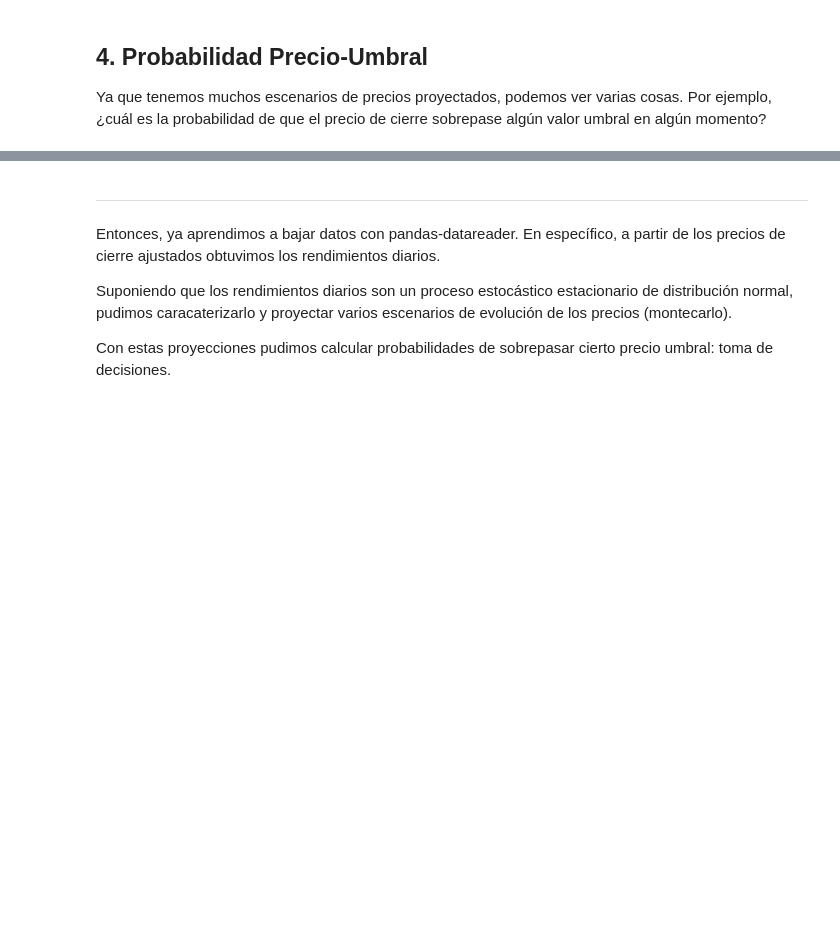
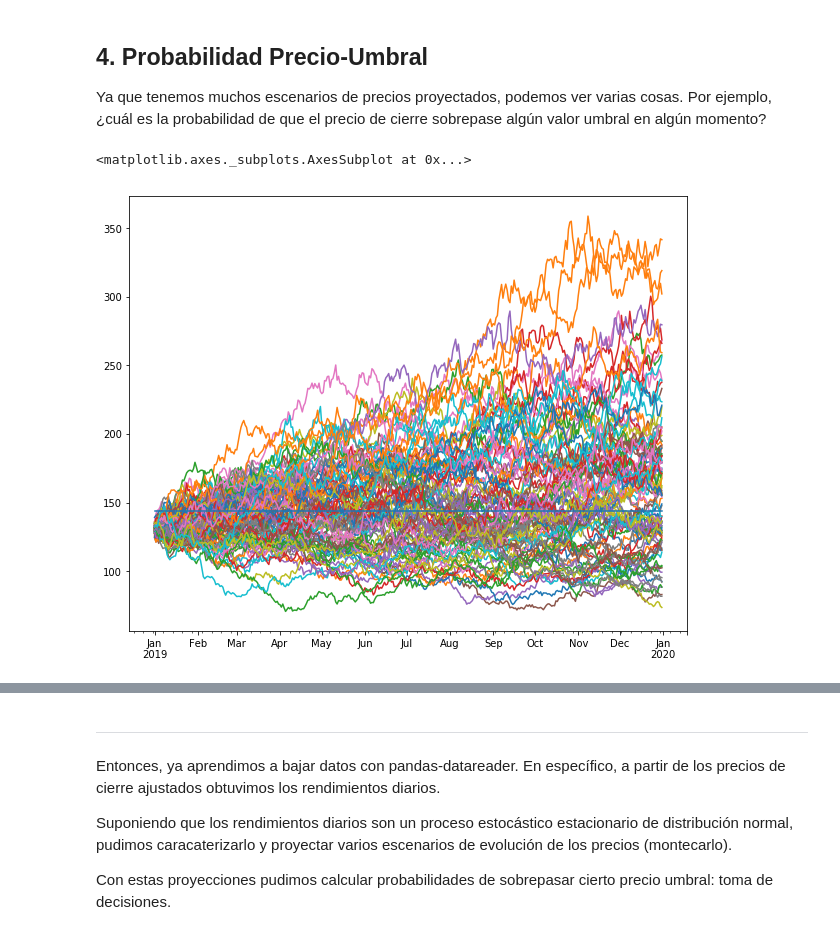
Before and after one commit to adangonzep/SimMat2019-Verano, a Jupyter notebook: Módulo 2/Clase13_ProbabilidadPrecioUmbral .ipynb, the cells around one changed output, grey strips where cells are left out. Drawn from its saved outputs; the diff is of its cells as text; code cells hidden in the pictures; blank space fills up the shorter version.

```diff
--- a/Módulo 2/Clase13_ProbabilidadPrecioUmbral .ipynb
+++ b/Módulo 2/Clase13_ProbabilidadPrecioUmbral .ipynb
@@ -201,2 +224,18 @@ Ya que tenemos muchos escenarios de precios proyectados, podemos ver varias cosa
+# %%
+# Umbral de 110% del ultimo precio
+K = cierre.iloc[-1].FB*1.1
+
+# Fechas
+dates = precios_simulados_FB.index
+# DataFrame de Umbrales
+umbral = pd.DataFrame(index = dates, columns=['K'],data=K*np.ones(len(dates)))
+
+# Concatenar y graficar
+precios_simulados_K = pd.concat([precios_simulados_FB.T,umbral.T]).T
+
+precios_simulados_K.plot(figsize=(10,8),legend=False)
+# %% [output]
+<matplotlib.axes._subplots.AxesSubplot at 0x...>
+[figure, added]
 # %%
 # Comparar cada escenario en cada fecha
```
Also changed, not shown: parts of 8 cells of this notebook, 1 other file.
